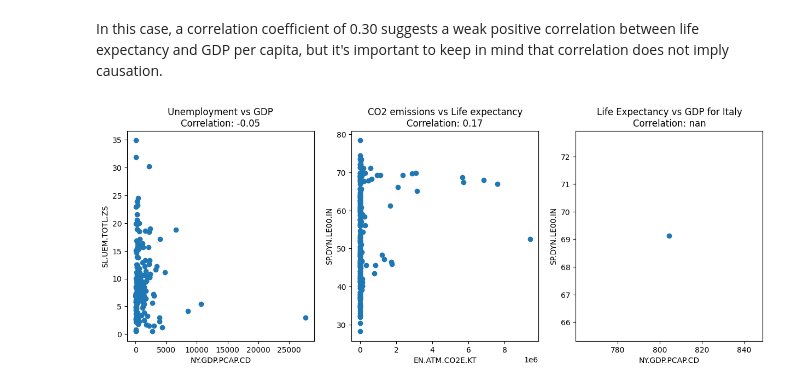
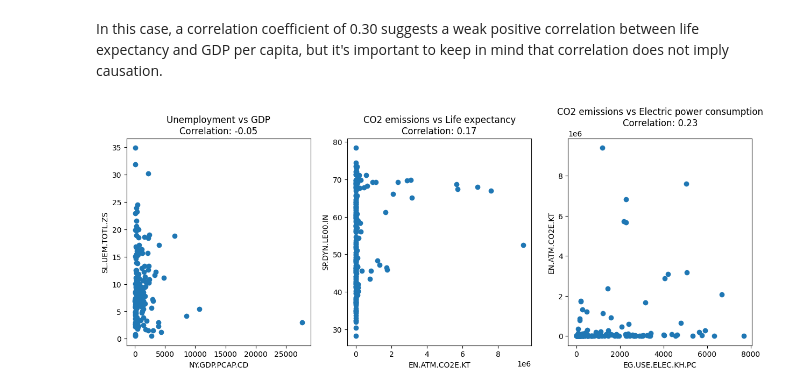
Before and after one commit to MaliheDahmardeh/World-Development-Indicators, a Jupyter notebook: WDI.ipynb, the cells around one changed output. Drawn from its saved outputs; the diff is of its cells as text; code cells hidden in the pictures.

```diff
--- a/WDI.ipynb
+++ b/WDI.ipynb
@@ -338,45 +338,43 @@ In this case, a correlation coefficient of 0.30 suggests a weak positive correla
 # %%
 # Select the indicators we're interested in
 indicator1 = 'SL.UEM.TOTL.ZS' # Unemployment, total (% of total labor force)
 indicator2 = 'NY.GDP.PCAP.CD' # GDP per capita (current US$)
 indicator3 = 'SP.DYN.LE00.IN' # Life expectancy at birth, total (years)
 indicator4 = 'EN.ATM.CO2E.KT' # CO2 emissions (kt)
+indicator5 = 'EG.USE.ELEC.KH.PC' # Electric power consumption (kWh per capita)
 
-# Subset the data to include only the relevant indicators and Italy
-subset_italy = df.loc[(df['CountryName'] == 'Italy') & df['IndicatorCode'].isin([indicator1, indicator2, indicator3])]
-subset_world = df.loc[df['IndicatorCode'].isin([indicator1, indicator2, indicator3, indicator4])]
+# Subset the data to include only the relevant indicators
+subset = df.loc[df['IndicatorCode'].isin([indicator1, indicator2, indicator3, indicator4, indicator5])]
 
-# Remove duplicates
-subset_italy = subset_italy.drop_duplicates(['CountryName', 'IndicatorCode'])
-subset_world = subset_world.drop_duplicates(['CountryName', 'IndicatorCode'])
+# Drop duplicate entries
+subset = subset.drop_duplicates(subset=['CountryName', 'IndicatorCode'])
 
 # Pivot the data to have indicators as columns and countries as rows
-pivoted_italy = subset_italy.pivot(index='CountryName', columns='IndicatorCode', values='Value')
-pivoted_world = subset_world.pivot(index='CountryName', columns='IndicatorCode', values='Value')
+pivoted = subset.pivot(index='CountryName', columns='IndicatorCode', values='Value')
 
 # Compute the correlations
-corr_italy = pivoted_italy.corr().loc[indicator3, indicator2]
-corr_unemp_gdp = pivoted_world.corr().loc[indicator1, indicator2]
-corr_co2_life = pivoted_world.corr().loc[indicator4, indicator3]
+corr_unemp_gdp = pivoted.corr().loc[indicator1, indicator2]
+corr_co2_life = pivoted.corr().loc[indicator4, indicator3]
+corr_co2_elec = pivoted.corr().loc[indicator4, indicator5]
 
 # Create scatter plots
 fig, axs = plt.subplots(1, 3, figsize=(15, 5))
 
-axs[0].scatter(pivoted_world[indicator2], pivoted_world[indicator1])
+axs[0].scatter(pivoted[indicator2], pivoted[indicator1])
 axs[0].set_xlabel(indicator2)
 axs[0].set_ylabel(indicator1)
 axs[0].set_title(f"Unemployment vs GDP\nCorrelation: {corr_unemp_gdp:.2f}")
 
-axs[1].scatter(pivoted_world[indicator4], pivoted_world[indicator3])
+axs[1].scatter(pivoted[indicator4], pivoted[indicator3])
 axs[1].set_xlabel(indicator4)
 axs[1].set_ylabel(indicator3)
 axs[1].set_title(f"CO2 emissions vs Life expectancy\nCorrelation: {corr_co2_life:.2f}")
 
-axs[2].scatter(pivoted_italy[indicator2], pivoted_italy[indicator3])
-axs[2].set_xlabel(indicator2)
-axs[2].set_ylabel(indicator3)
-axs[2].set_title(f"Life Expectancy vs GDP for Italy\nCorrelation: {corr_italy:.2f}")
+axs[2].scatter(pivoted[indicator5], pivoted[indicator4])
+axs[2].set_xlabel(indicator5)
+axs[2].set_ylabel(indicator4)
+axs[2].set_title(f"CO2 emissions vs Electric power consumption\nCorrelation: {corr_co2_elec:.2f}")
 
 plt.show()
 # %% [output]
-[figure, old version]
+[figure, new version]
```
Also changed, not shown: parts of 3 cells of this notebook.
